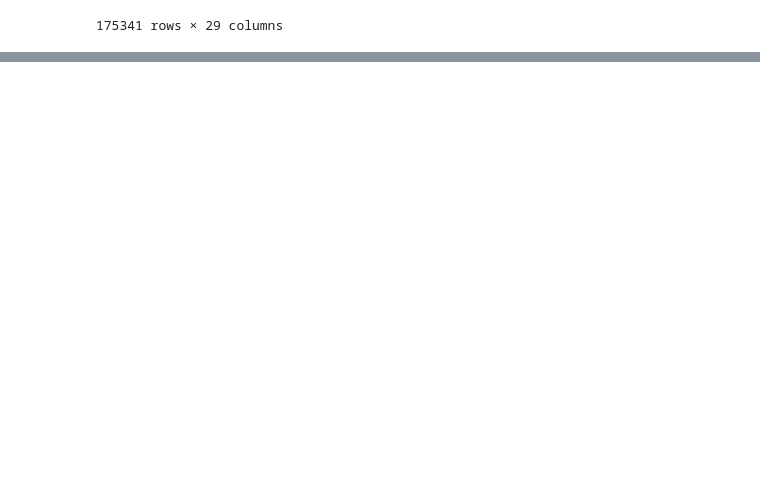
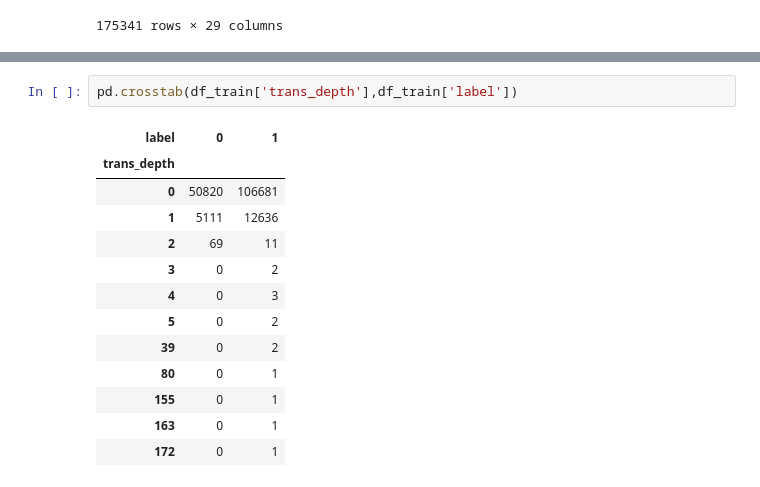
Before and after one commit to yuvraj619/Network_intrusion_detection_system, a Jupyter notebook: project_1(network_intrution).ipynb, the cells around one changed output, grey strips where cells are left out. Saved outputs shown, nothing was run; the diff lists cells and outputs as text; blank space fills up the shorter version.

```diff
--- a/project_1(network_intrution).ipynb
+++ b/project_1(network_intrution).ipynb
@@ -349,0 +554,16 @@ df_train
+# %%
+pd.crosstab(df_train['trans_depth'],df_train['label'])
+# %% [output]
+| label | 0 | 1 |
+| trans_depth |  |  |
+| 0 | 50820 | 106681 |
+| 1 | 5111 | 12636 |
+| 2 | 69 | 11 |
+| 3 | 0 | 2 |
+| 4 | 0 | 3 |
+| 5 | 0 | 2 |
+| 39 | 0 | 2 |
+| 80 | 0 | 1 |
+| 155 | 0 | 1 |
+| 163 | 0 | 1 |
+| 172 | 0 | 1 |
```
Also changed, not shown: parts of 33 cells of this notebook.
